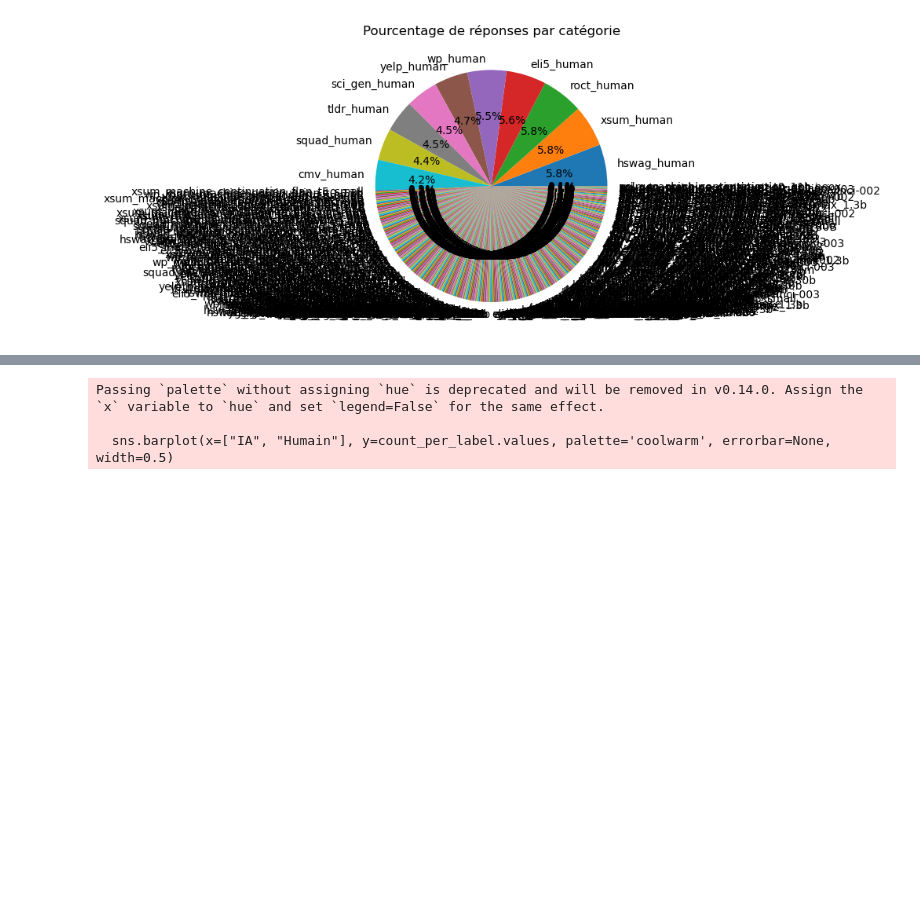
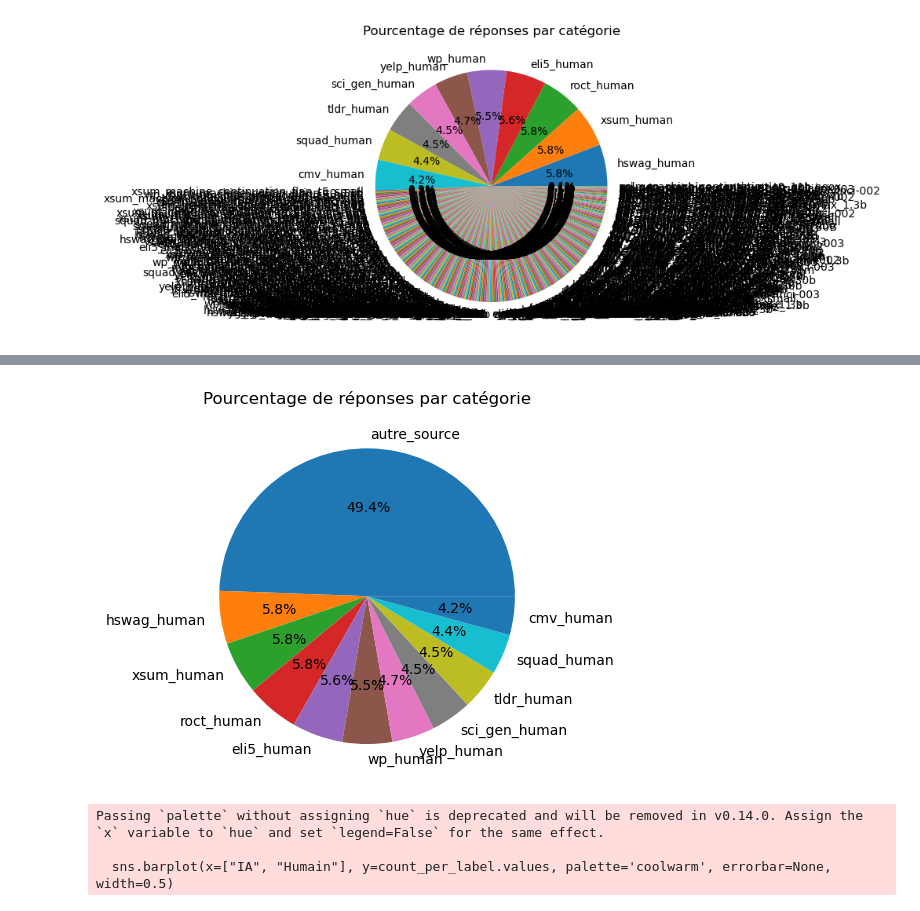
Before and after one commit to ClovisDyArx/hackaton-ai_vs_ia, a Jupyter notebook: analyse_dataset.ipynb, the cells around one changed output, grey strips where cells are left out. Drawn from its saved outputs; the diff is of its cells as text; code cells hidden in the pictures; blank space fills up the shorter version.

```diff
--- a/analyse_dataset.ipynb
+++ b/analyse_dataset.ipynb
@@ -55,3 +77,14 @@ plt.show()
+# %%
+
+count_per_src_graphique = df['source_graphique'].value_counts()
+
+percentage_per_src_graphique = count_per_src_graphique / count_per_src_graphique.sum() * 100
+
+plt.pie(percentage_per_src_graphique, labels=percentage_per_src_graphique.index, autopct='%1.1f%%')
+plt.title('Pourcentage de réponses par catégorie')
+plt.show()
+# %% [output]
+[figure, added]
 # %%
 # Graphique (bar chart) qui montre le pourcentage de réponses humaines et non humaines:
 # 1 c'est humain et 0 c'est IA
```
Also changed, not shown: parts of 3 cells of this notebook.
